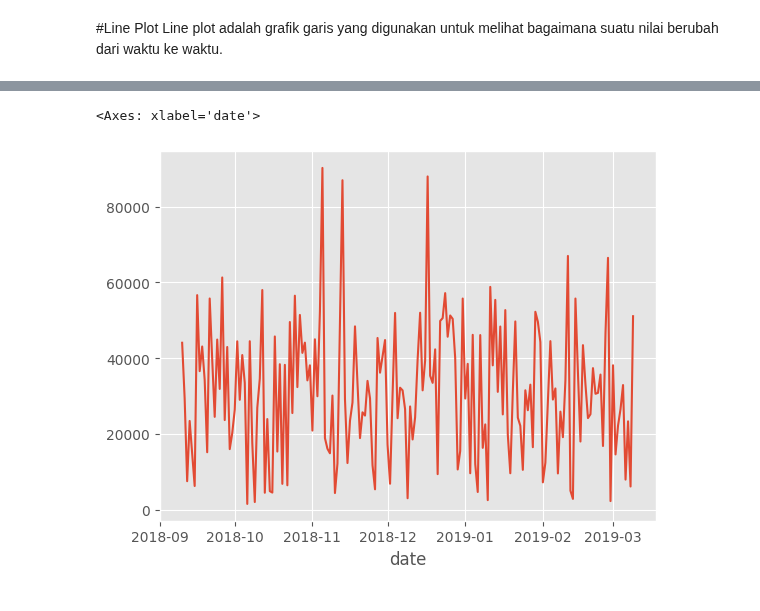
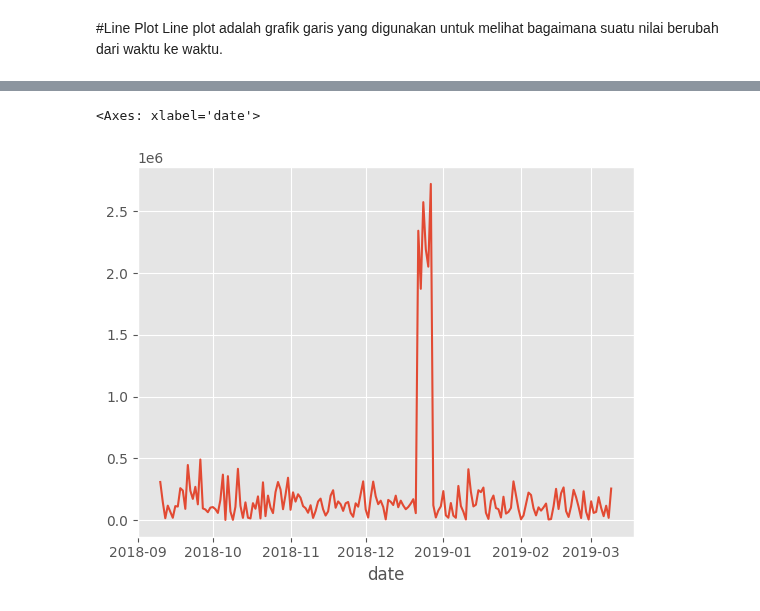
Before and after one commit to IdhamAbidinKaisilay/BelajarDataAnalyst, a Jupyter notebook: Line_Plot.ipynb, the cells around one changed output, grey strips where cells are left out. Cells and saved outputs as stored; diff of their text form; code cells hidden in the pictures.

```diff
--- a/Line_Plot.ipynb
+++ b/Line_Plot.ipynb
@@ -34,5 +52,5 @@ df.head(1)
 # %%
-df.groupby(by='date')['transaction_amount_total'].mean().plot(kind='line')
+df.groupby(by='date')['transaction_amount_total'].sum().plot(kind='line')
 # %% [output]
 <Axes: xlabel='date'>
-[figure, old version]
+[figure, new version]
```
Also changed, not shown: parts of 1 cell of this notebook.
